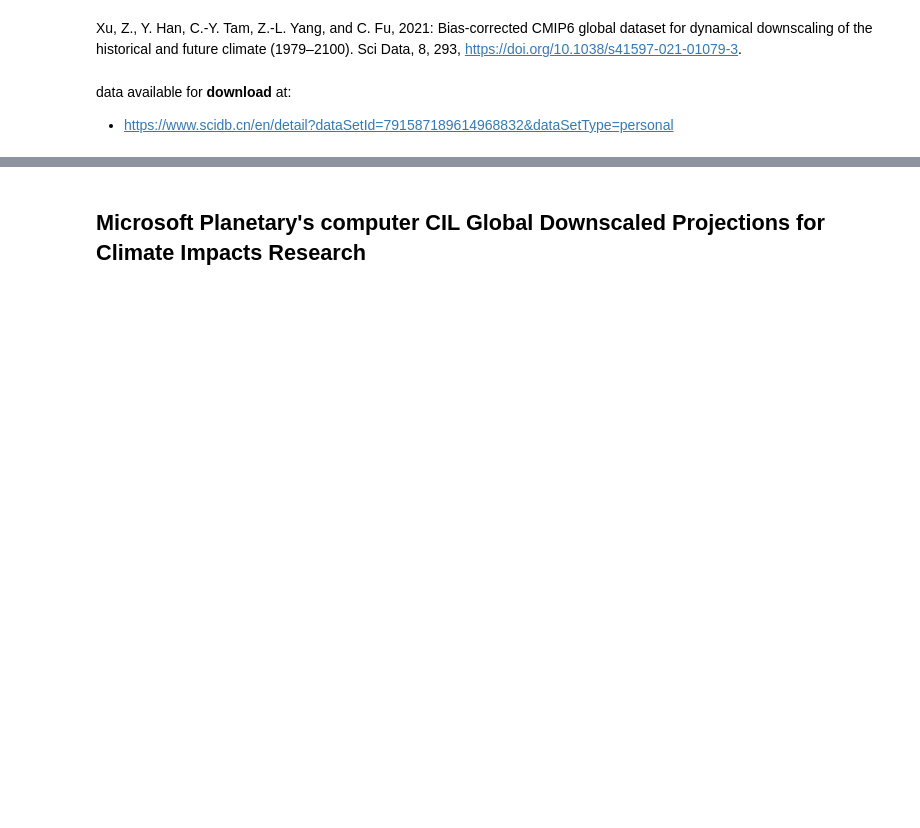
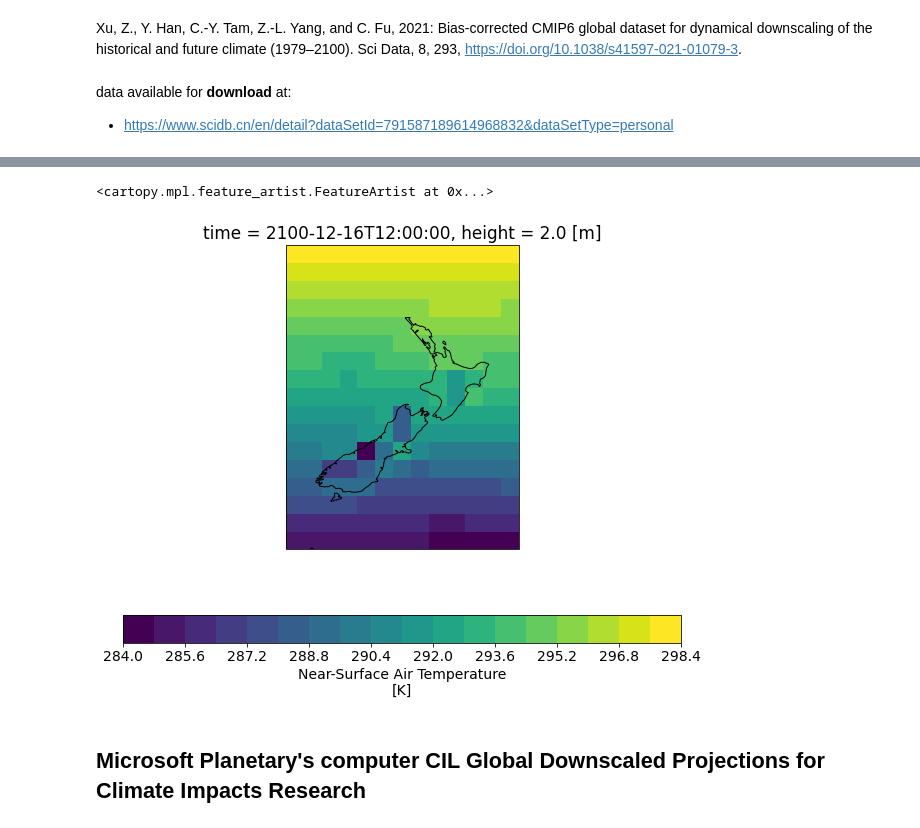
Before and after one commit to nicolasfauchereau/climate_data_analytics, a Jupyter notebook: notebooks/downscaled_CMIP6.ipynb, the cells around one changed output, grey strips where cells are left out. Cells and saved outputs as stored; diff of their text form; code cells hidden in the pictures; blank space fills up the shorter version.

```diff
--- a/notebooks/downscaled_CMIP6.ipynb
+++ b/notebooks/downscaled_CMIP6.ipynb
@@ -61,0 +85,6 @@ data available for **download** at:
+# %%
+dset = xr.open_mfdataset(lfiles, parallel=True)
+# %%
+dset = dset.drop('time_bnds')
+# %%
+dset = dset[['tas']]
@@ -62,3 +129,12 @@ data available for **download** at:
+# %%
+sub = dset.sel(lon=slice(165, 180), lat=slice(-50, -30)).isel(time=-1)
+# %%
+f, ax = plt.subplots(subplot_kw=dict(projection=ccrs.PlateCarree(central_longitude=180)))
+sub['tas'].plot(ax=ax, levels=20, transform=ccrs.PlateCarree(), cbar_kwargs=dict(orientation='horizontal'))
+ax.coastlines()
+# %% [output]
+<cartopy.mpl.feature_artist.FeatureArtist at 0x...>
+[figure, added]
 # %% [markdown]
 ## Microsoft Planetary's computer CIL Global Downscaled Projections for Climate Impacts Research
 # %% [markdown]
```
Also changed, not shown: parts of 12 cells of this notebook, 4 other files.
